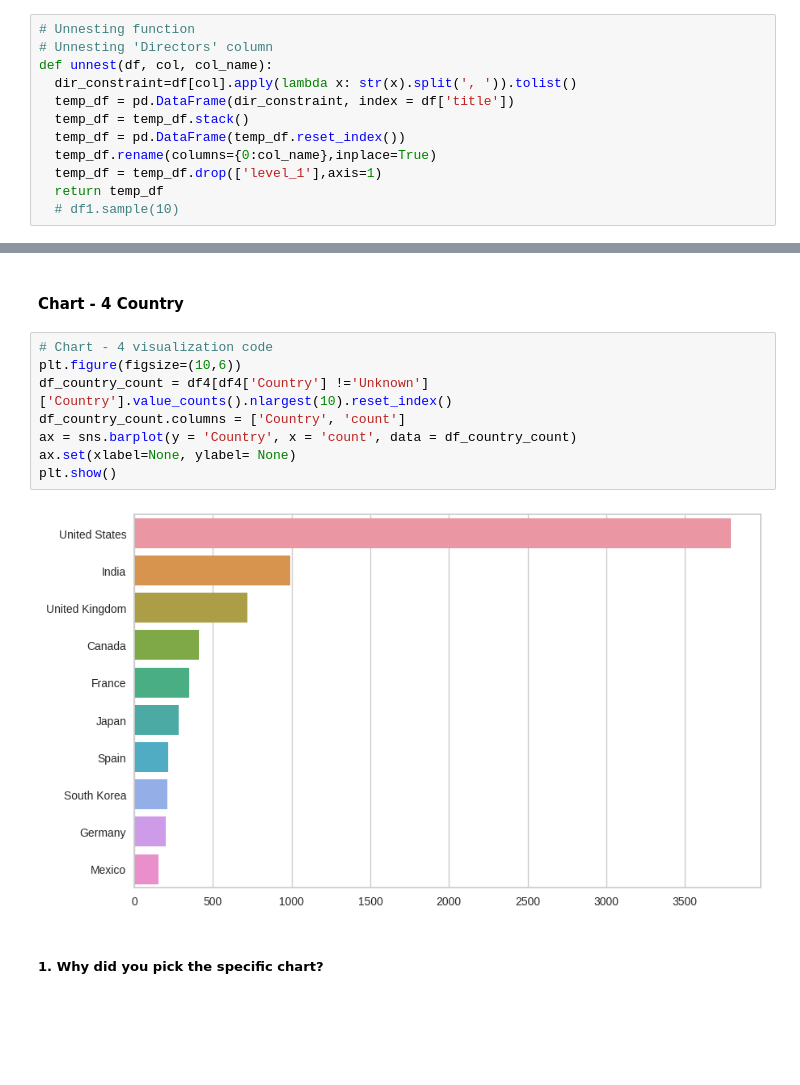
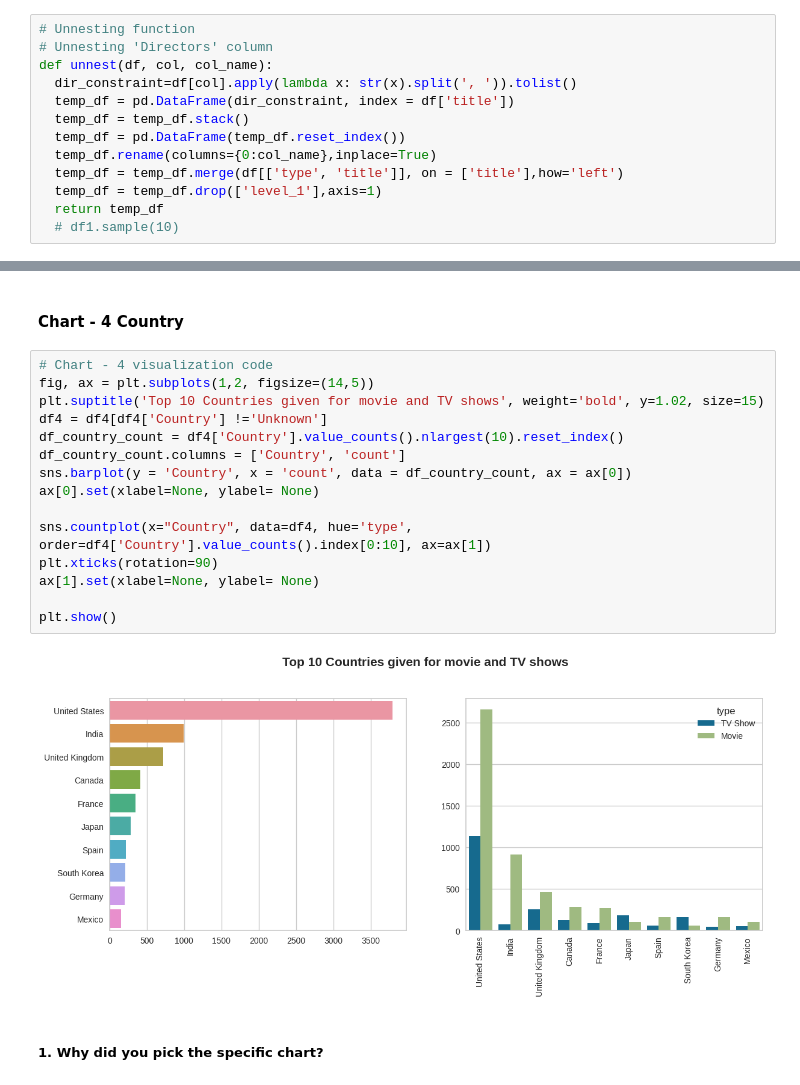
Before and after one commit to DharmendraYadav96/Netflix-Movies-and-TV-Shows-Clustering, a Jupyter notebook: Netflix_Movies_and_TV_Shows_Clustering.ipynb, the cells around one changed output, grey strips where cells are left out. Saved outputs shown, nothing was run; the diff lists cells and outputs as text; blank space fills up the shorter version.

```diff
--- a/Netflix_Movies_and_TV_Shows_Clustering.ipynb
+++ b/Netflix_Movies_and_TV_Shows_Clustering.ipynb
@@ -440,6 +438,7 @@ def unnest(df, col, col_name):
   temp_df = temp_df.stack()
   temp_df = pd.DataFrame(temp_df.reset_index())
   temp_df.rename(columns={0:col_name},inplace=True)
+  temp_df = temp_df.merge(df[['type', 'title']], on = ['title'],how='left')
   temp_df = temp_df.drop(['level_1'],axis=1)
   return temp_df
   # df1.sample(10)
@@ -811,14 +815,21 @@ Answer Here
 #### **Chart - 4 Country**
 # %%
 # Chart - 4 visualization code
-plt.figure(figsize=(10,6))
-df_country_count = df4[df4['Country'] !='Unknown']['Country'].value_counts().nlargest(10).reset_index()
+fig, ax = plt.subplots(1,2, figsize=(14,5))
+plt.suptitle('Top 10 Countries given for movie and TV shows', weight='bold', y=1.02, size=15)
+df4 = df4[df4['Country'] !='Unknown']
+df_country_count = df4['Country'].value_counts().nlargest(10).reset_index()
 df_country_count.columns = ['Country', 'count']
-ax = sns.barplot(y = 'Country', x = 'count', data = df_country_count)
-ax.set(xlabel=None, ylabel= None)
+sns.barplot(y = 'Country', x = 'count', data = df_country_count, ax = ax[0])
+ax[0].set(xlabel=None, ylabel= None)
+
+sns.countplot(x="Country", data=df4, hue='type', order=df4['Country'].value_counts().index[0:10], ax=ax[1])
+plt.xticks(rotation=90)
+ax[1].set(xlabel=None, ylabel= None)
+
 plt.show()
 # %% [output]
-[figure, old version]
+[figure, new version]
 # %% [markdown]
 ##### 1. Why did you pick the specific chart?
 # %% [markdown]
```
Also changed, not shown: parts of 97 cells of this notebook.
